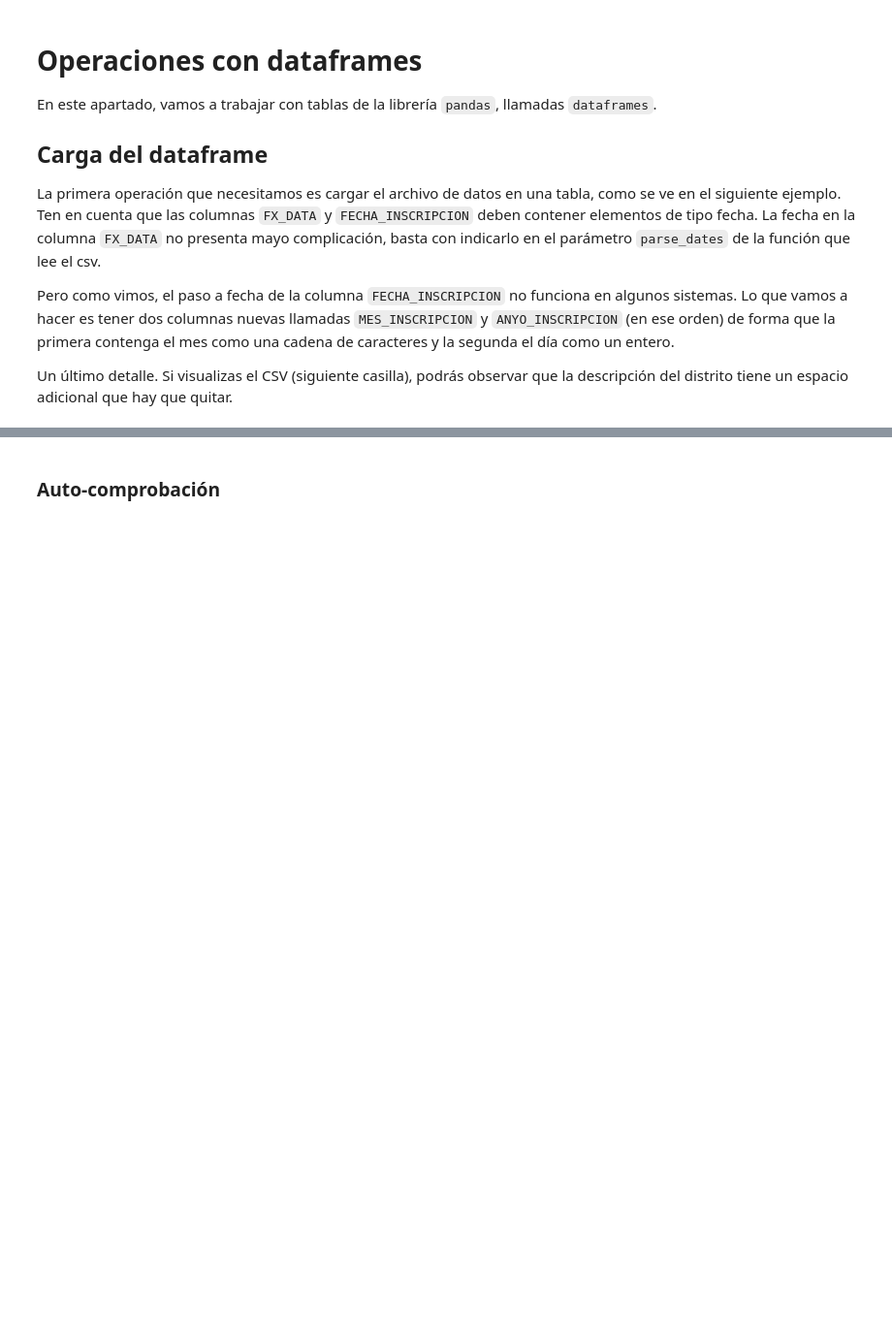
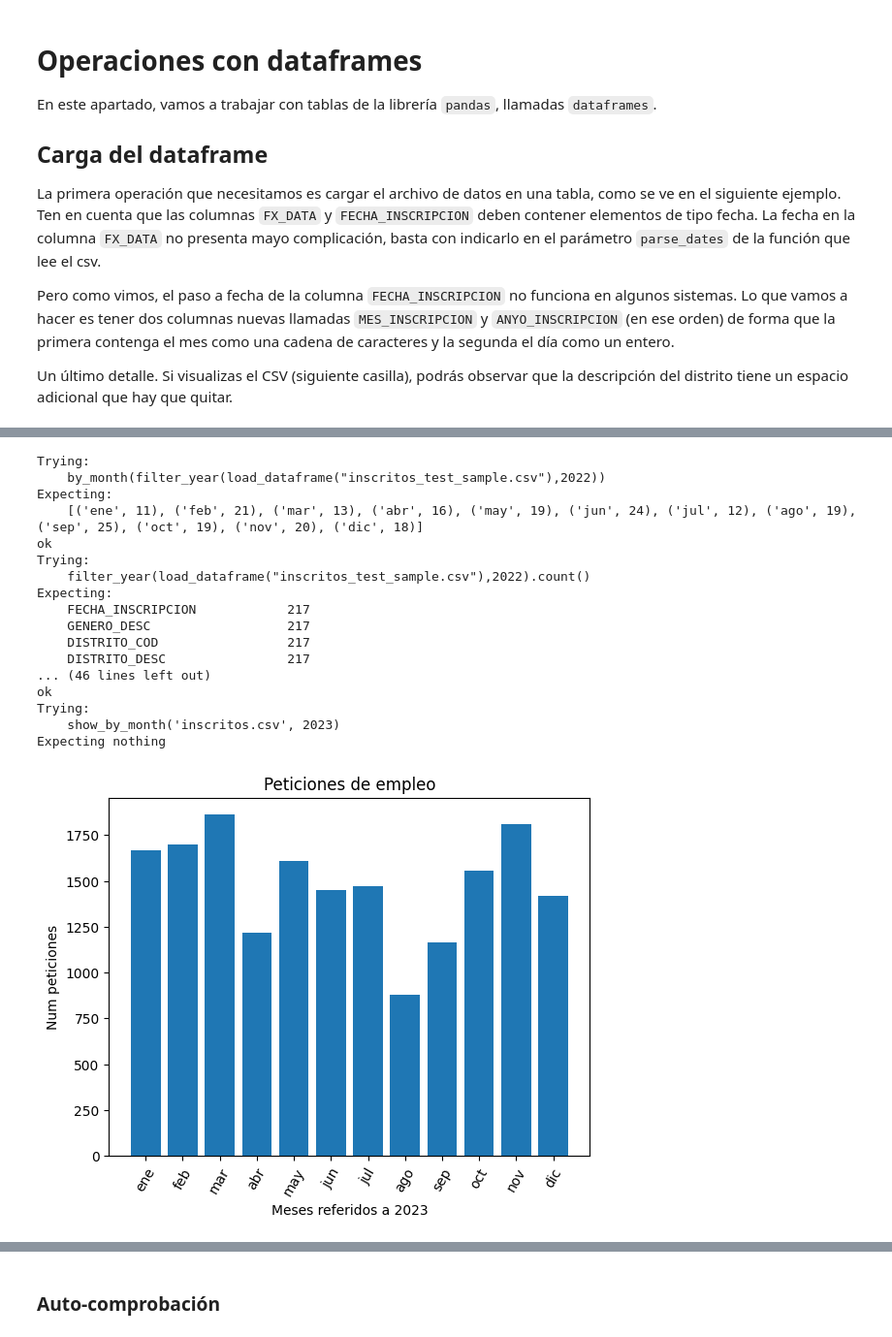
Before and after one commit to gerardofv02/Master, a Jupyter notebook: PYTHON/Ejercicios actividad/Tarea programación python/ZZ_tarea_final/02_pandas.ipynb, the cells around one changed output, grey strips where cells are left out. Shown at 97% size. Drawn from its saved outputs; the diff is of its cells as text; code cells hidden in the pictures; blank space fills up the shorter version.

```diff
--- a/PYTHON/Ejercicios actividad/Tarea programación python/ZZ_tarea_final/02_pandas.ipynb
+++ b/PYTHON/Ejercicios actividad/Tarea programación python/ZZ_tarea_final/02_pandas.ipynb
@@ -64,4 +77,68 @@ with open('inscritos.csv') as fl:
 # %%
+"""
+Documentaciones utilizadas:
+https://saturncloud.io/blog/how-to-split-one-column-into-multiple-columns-in-pandas-dataframe/#:~:text=Using%20the%20pd.&text=Series.-,str.,list%20as%20a%20new%20column.
+https://www.geeksforgeeks.org/pandas/convert-the-column-type-from-string-to-datetime-format-in-pandas-dataframe/
+https://pandas.pydata.org/docs/reference/api/pandas.Series.str.lstrip.html
+"""
 def load_dataframe(archivo: str) -> DataFrame:
-    # YOUR CODE HERE
-    raise NotImplementedError()
+    """
+    Funcion para cargar un dataframe de pandass a base de un archivo de inscripciones
+    Variable de entrada:
+        archivo: str -> Nombre del archivo a convertir en df
+
+    Variable de salida:
+        df: DataFrame -> El dataframe
+
+    Test:
+    >>> load_dataframe("inscritos_test_sample.csv").dtypes
+    FECHA_INSCRIPCION                       str
+    GENERO_DESC                             str
+    DISTRITO_COD                          int64
+    DISTRITO_DESC                           str
+    EDAD                                float64
+    NACIONALIDAD_DESC                       str
+    OBJETIVOPROFESIONAL1_COD            float64
+    OBJETIVOPROFESIONAL1_DESC               str
+    OBJETIVOPROFESIONAL2_COD            float64
+    OBJETIVOPROFESIONAL2_DESC               str
+    OBJETIVOPROFESIONAL3_COD            float64
+    OBJETIVOPROFESIONAL3_DESC               str
+    FX_CARGA                     datetime64[us]
+    MES_INSCRIPCION                         str
+    ANYO_INSCRIPCION                      int64
+    dtype: object
+    """
+    df = pd.read_csv(archivo, delimiter=';')
+    df[['MES_INSCRIPCION','ANYO_INSCRIPCION']] = df['FECHA_INSCRIPCION'].str.split('-',expand=True)
+    df['ANYO_INSCRIPCION'] = df['ANYO_INSCRIPCION'].astype('int64')
+    df['FX_CARGA'] = pd.to_datetime(df['FX_CARGA'], format="%Y-%m-%d %H:%M:%S.%f")
+    df['DISTRITO_DESC'] = df['DISTRITO_DESC'].str.lstrip()
+    return df
+    # print(df)
+    # print(str(df['FX_CARGA'].dtype))
+    # print(str(df['ANYO_INSCRIPCION'].dtype))
+
+# str(load_dataframe("inscritos_test_sample.csv")['ANYO_INSCRIPCION'].dtype)
+
+if __name__ == '__main__':
+    testmod(name='gen_sample', verbose=True)
+# %% [output]
+Trying:
+    by_month(filter_year(load_dataframe("inscritos_test_sample.csv"),2022))
+Expecting:
+    [('ene', 11), ('feb', 21), ('mar', 13), ('abr', 16), ('may', 19), ('jun', 24), ('jul', 12), ('ago', 19), ('sep', 25), ('oct', 19), ('nov', 20), ('dic', 18)]
+ok
+Trying:
+    filter_year(load_dataframe("inscritos_test_sample.csv"),2022).count()
+Expecting:
+    FECHA_INSCRIPCION            217
+    GENERO_DESC                  217
+    DISTRITO_COD                 217
+    DISTRITO_DESC                217
+... (46 lines left out)
+ok
+Trying:
+    show_by_month('inscritos.csv', 2023)
+Expecting nothing
+[figure, added]
```
Also changed, not shown: parts of 37 cells of this notebook, 1 other file.
